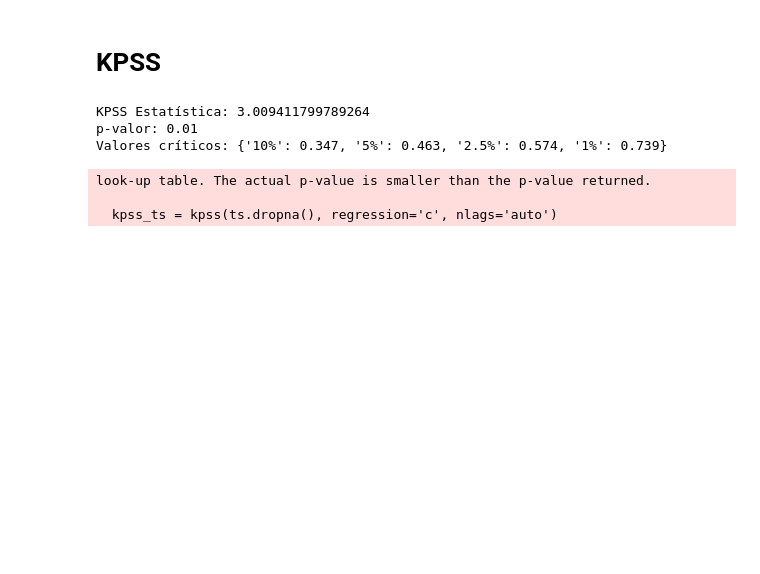
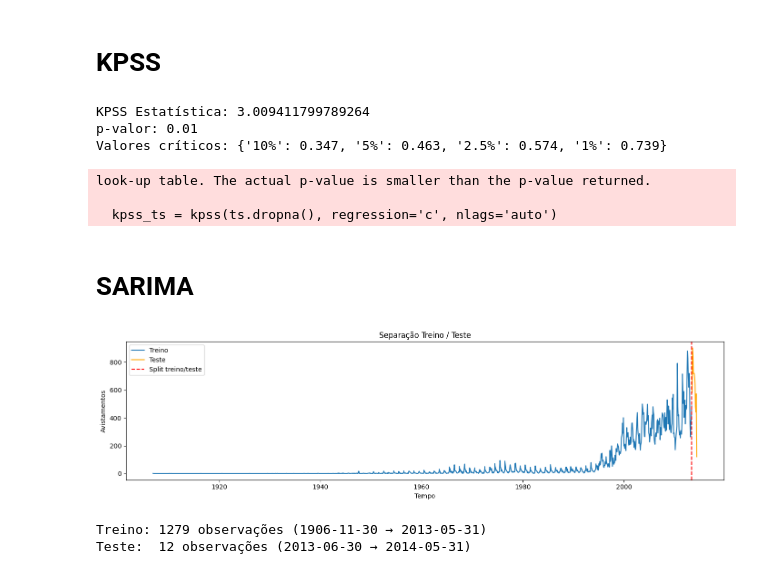
Before and after one commit to RafaelBarretoCruz/previsao-aliens, a Jupyter notebook: notebook.ipynb, the cells around one changed output. Drawn from its saved outputs; the diff is of its cells as text; code cells hidden in the pictures; blank space fills up the shorter version.

Commit message:
Sarima

```diff
--- a/notebook.ipynb
+++ b/notebook.ipynb
@@ -92,3 +94,27 @@ Valores críticos: {'10%': 0.347, '5%': 0.463, '2.5%': 0.574, '1%': 0.739}
 look-up table. The actual p-value is smaller than the p-value returned.
 
   kpss_ts = kpss(ts.dropna(), regression='c', nlags='auto')
+# %% [markdown]
+# SARIMA
+# %%
+h = 12  # horizonte de previsão: 12 meses
+treino = ts[:-h]
+teste = ts[-h:]
+
+plt.figure(figsize=(14, 4))
+plt.plot(treino.index, treino.values, label='Treino')
+plt.plot(teste.index, teste.values, label='Teste', color='orange')
+plt.axvline(treino.index[-1], ls='--', color='red', label='Split treino/teste')
+plt.xlabel('Tempo')
+plt.ylabel('Avistamentos')
+plt.title('Separação Treino / Teste')
+plt.legend()
+plt.tight_layout()
+plt.show()
+
+print(f'Treino: {len(treino)} observações ({treino.index[0].date()} → {treino.index[-1].date()})')
+print(f'Teste:  {len(teste)} observações ({teste.index[0].date()} → {teste.index[-1].date()})')
+# %% [output]
+[figure, added]
+Treino: 1279 observações (1906-11-30 → 2013-05-31)
+Teste:  12 observações (2013-06-30 → 2014-05-31)
```
Also changed, not shown: parts of 7 cells of this notebook.
